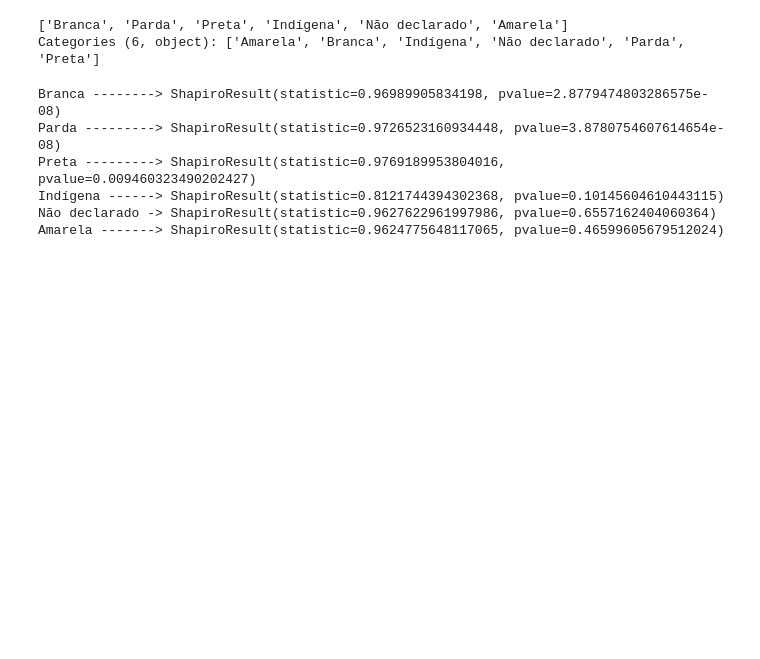
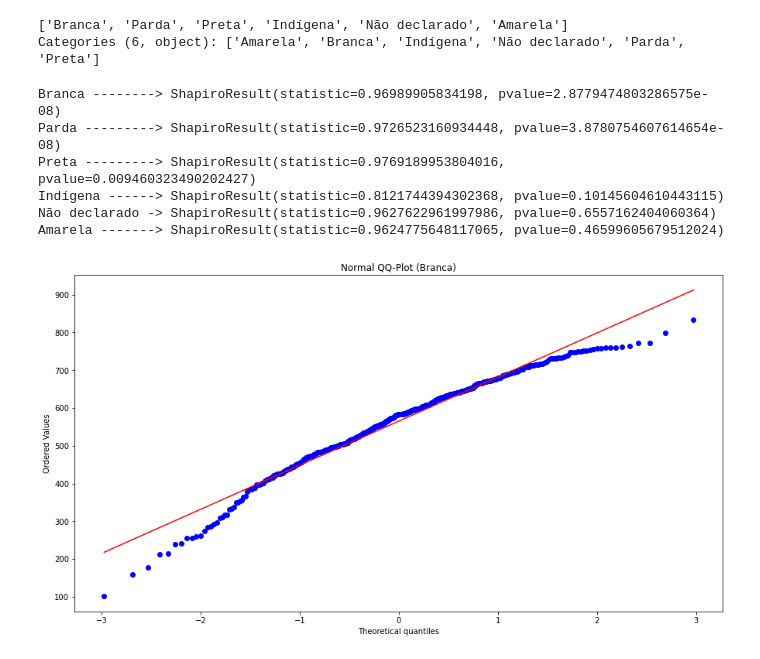
Before and after one commit to Victor-Amarante/Intro_DS, a Jupyter notebook: DataEDA.ipynb, the cells around one changed output. Saved outputs shown, nothing was run; the diff lists cells and outputs as text; code cells hidden in the pictures; blank space fills up the shorter version.

```diff
--- a/DataEDA.ipynb
+++ b/DataEDA.ipynb
@@ -858,3 +858,10 @@ Preta ---------> ShapiroResult(statistic=0.9769189953804016, pvalue=0.0094603234
 Indígena ------> ShapiroResult(statistic=0.8121744394302368, pvalue=0.10145604610443115)
 Não declarado -> ShapiroResult(statistic=0.9627622961997986, pvalue=0.6557162404060364)
 Amarela -------> ShapiroResult(statistic=0.9624775648117065, pvalue=0.46599605679512024)
+# %%
+fig, ax = plt.subplots(figsize = (15, 8))
+stats.probplot(df_recife_branca.NOTAS, dist = 'norm', plot = plt)
+plt.title('Normal QQ-Plot (Branca)')
+plt.show()
+# %% [output]
+[figure, added]
```
Also changed, not shown: parts of 5 cells of this notebook.
